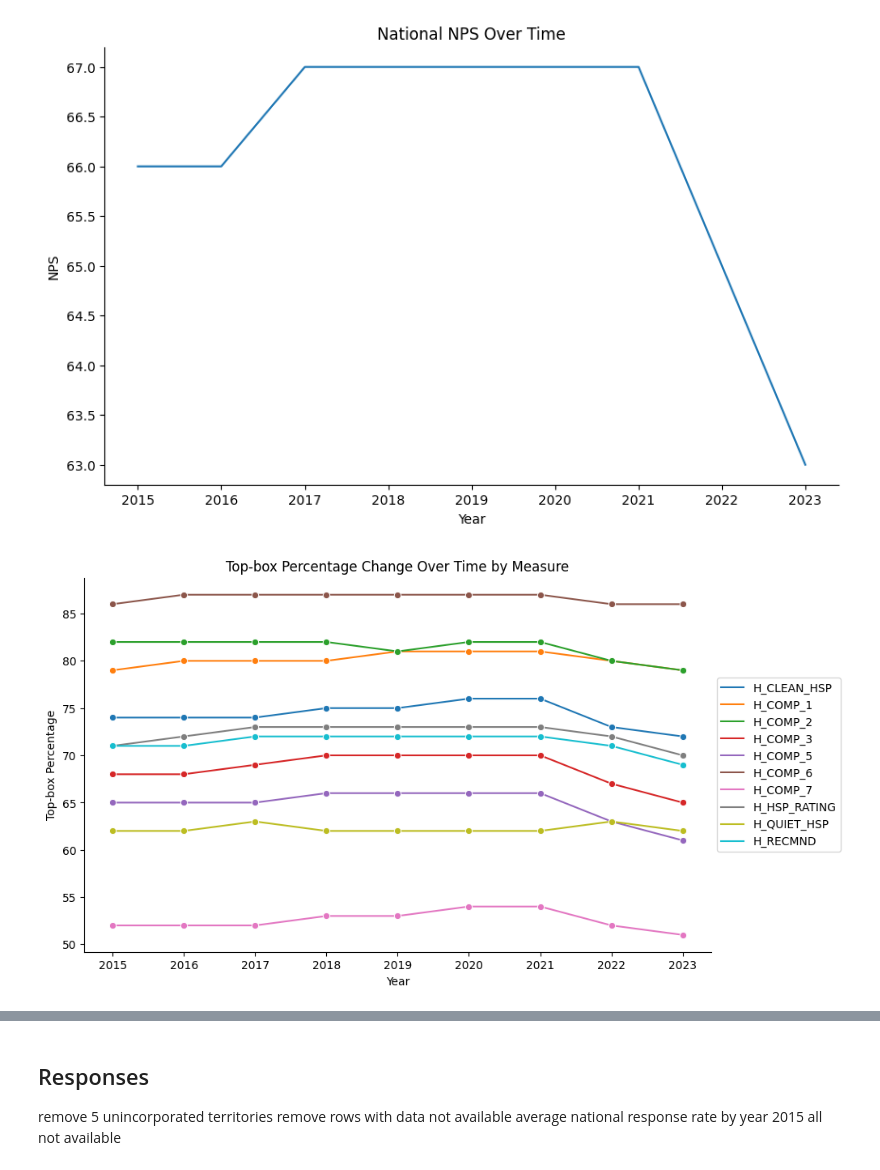
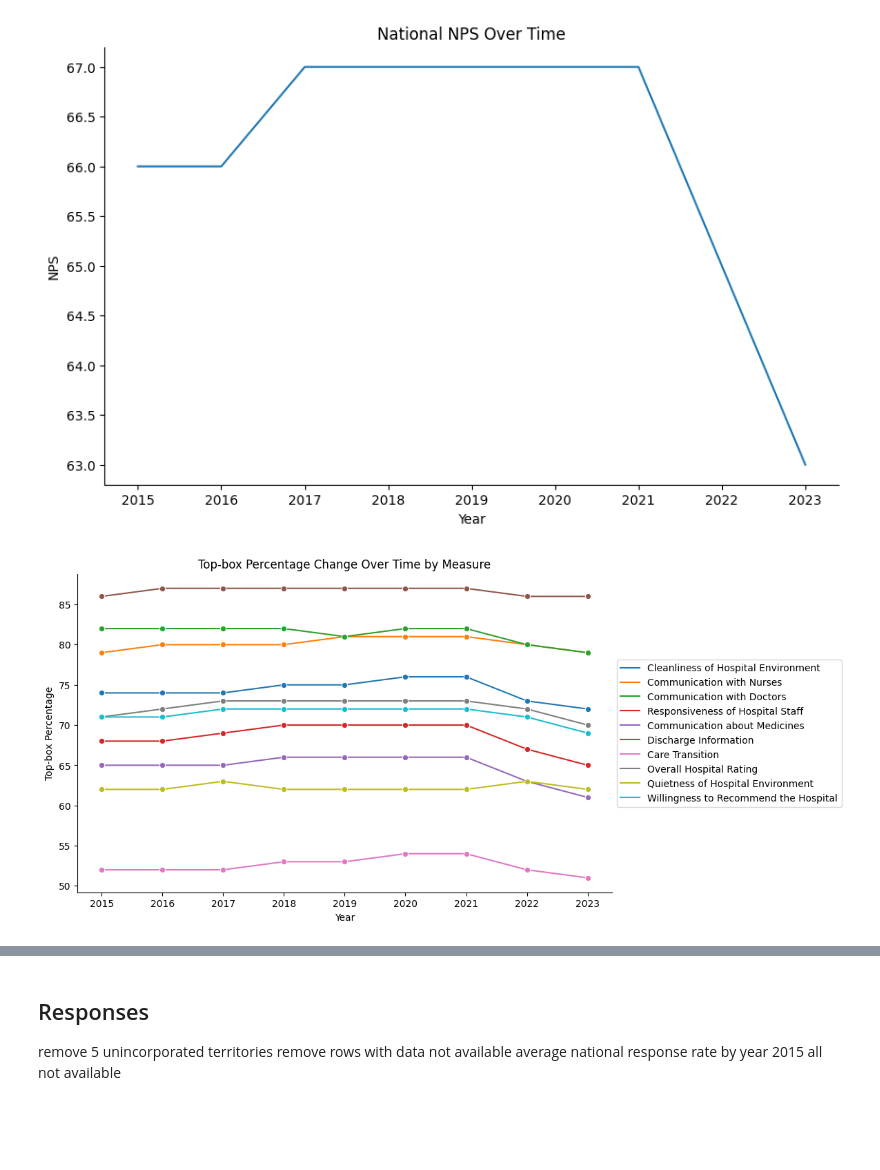
Before and after one commit to andyguo0228/maven_healthcare, a Jupyter notebook: maven_health.ipynb, the cells around one changed output, grey strips where cells are left out. Drawn from its saved outputs; the diff is of its cells as text; code cells hidden in the pictures; blank space fills up the shorter version.

```diff
--- a/maven_health.ipynb
+++ b/maven_health.ipynb
@@ -13,0 +26,16 @@ from shapely.geometry import Polygon
+# %%
+# Load national results into dataframe
+national_results = pd.read_csv('data_tables/national_results.csv')
+
+#Convert release period to datetime
+national_results['Release Period'] = pd.to_datetime(national_results['Release Period'].str.lstrip('07_')).dt.year
+national_results.columns = national_results.columns.str.lower().str.replace(' ', '_')
+national_results['nps'] = national_results['top-box_percentage'] - national_results['bottom-box_percentage']
+
+# Load measures into dataframe
+measures = pd.read_csv('data_tables/measures.csv')
+measures.columns = measures.columns.str.lower().str.replace(' ', '_')
+
+national_results = national_results.merge(measures[['measure_id', 'measure']], on='measure_id', how='left')
+
+national_results
@@ -14,12 +118,2 @@ from shapely.geometry import Polygon
 # %% [markdown]
 ## National Results
-# %%
-
-national_results = pd.read_csv('data_tables/national_results.csv')
-
-#Convert release period to datetime
-national_results['Release Period'] = pd.to_datetime(national_results['Release Period'].str.lstrip('07_'))
-national_results.columns = national_results.columns.str.lower().str.replace(' ', '_')
-national_results['nps'] = national_results['top-box_percentage'] - national_results['bottom-box_percentage']
-
-national_results
@@ -54,14 +136,18 @@ plt.show()
 # %%
 # Top-box percentage change over time by measure
 plt.figure(figsize=(10, 6))
-ax = sns.lineplot(national_results, x='release_period', y='top-box_percentage', hue='measure_id', marker='o')
+ax = sns.lineplot(national_results,
+                  x='release_period',
+                  y='top-box_percentage',
+                  hue='measure',
+                  marker='o')
 ax.legend(loc='center left', bbox_to_anchor=(1, 0.5))
 plt.title('Top-box Percentage Change Over Time by Measure')
 plt.xlabel('Year')
 plt.ylabel('Top-box Percentage')
 ax.spines['right'].set_visible(False)
 ax.spines['top'].set_visible(False)
 plt.show()
 # %% [output]
-[figure, old version]
+[figure, new version]
 # %%
```
Also changed, not shown: parts of 20 cells of this notebook, 2 other files.
